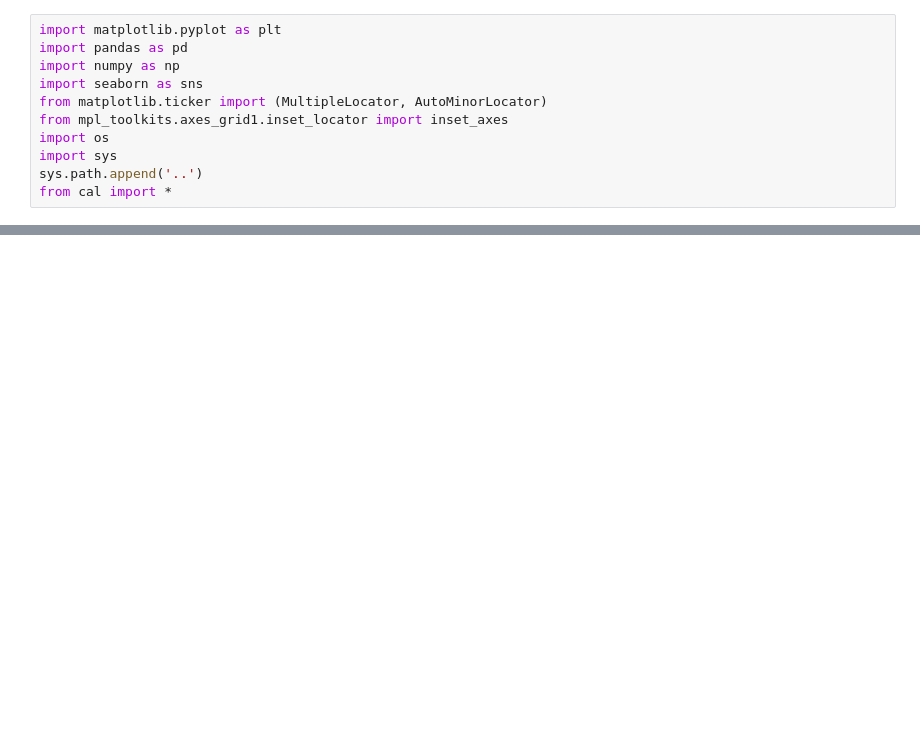
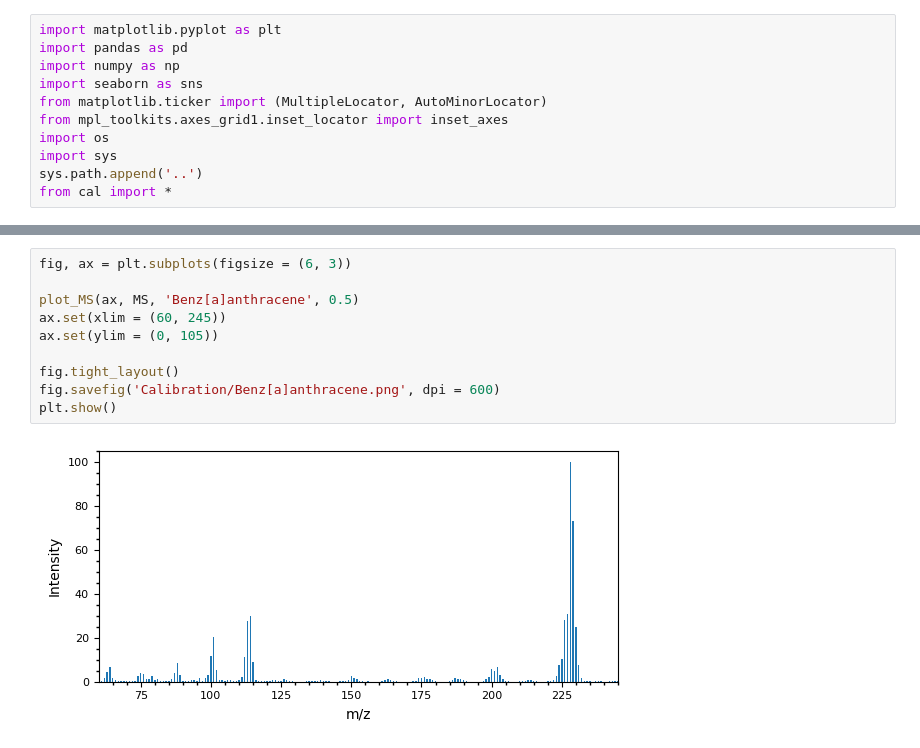
Before and after one commit to Normann25/NFA_project, a Jupyter notebook: cal.ipynb, the cells around one changed output, grey strips where cells are left out. Saved outputs shown, nothing was run; the diff lists cells and outputs as text; blank space fills up the shorter version.

```diff
--- a/cal.ipynb
+++ b/cal.ipynb
@@ -36,0 +53,12 @@ plt.show()
+# %%
+fig, ax = plt.subplots(figsize = (6, 3))
+
+plot_MS(ax, MS, 'Benz[a]anthracene', 0.5)
+ax.set(xlim = (60, 245))
+ax.set(ylim = (0, 105))
+
+fig.tight_layout()
+fig.savefig('Calibration/Benz[a]anthracene.png', dpi = 600)
+plt.show()
+# %% [output]
+[figure, added]
```
Also changed, not shown: parts of 4 cells of this notebook, 5 other files.
